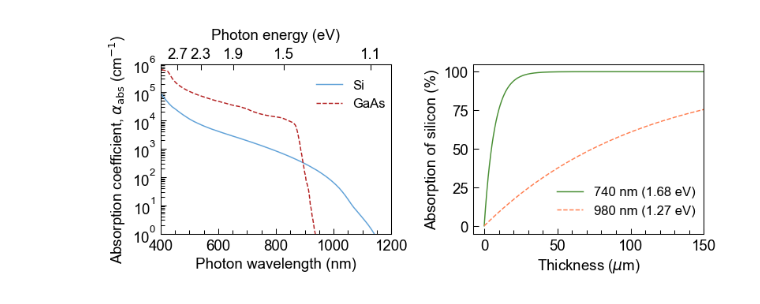
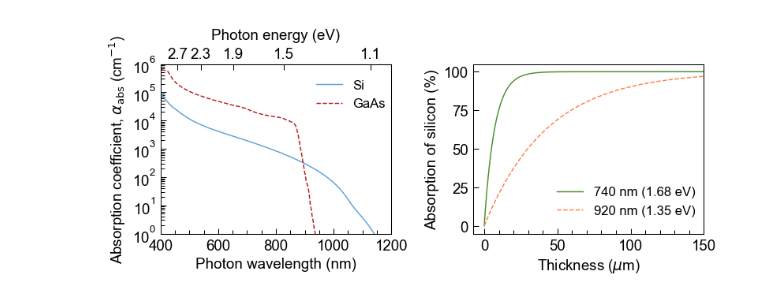
Before and after one commit to martavp/pv-textbook, a Jupyter notebook: Figures/Chapter_03/figures_python/fig_absorption_coefficients.ipynb, the cells around one changed output. Saved outputs shown, nothing was run; the diff lists cells and outputs as text; code cells hidden in the pictures.

```diff
--- a/Figures/Chapter_03/figures_python/fig_absorption_coefficients.ipynb
+++ b/Figures/Chapter_03/figures_python/fig_absorption_coefficients.ipynb
@@ -81,32 +81,33 @@ def nm2eV(x):
 
 def eV2nm(x):
     return nm2eV(x)
 
 secax = ax.secondary_xaxis('top', functions=(nm2eV, eV2nm))
 secax.set_xticks(np.array([1.1, 1.5, 1.9, 2.3, 2.7]))
 secax.set_xlabel('Photon energy (eV)', labelpad=5)
 secax.tick_params('x', pad=1.5)
 
 ax.legend(loc=[0.65, 0.7])
 #-------------------------------
 ax2 = fig.add_subplot(122)
 
 thickness =np.linspace(0, 150, 500) # um
 low = 1240/740 #eV
-high = 1240/980 #eV
+high = 1240/920 #eV
+
 ax2.plot(thickness, [100*absorption(ac_interp_Si(low), t) for t in thickness], c=colors['color3'], label=r'%d nm (%.2f eV)' % (1240/low, low))
 ax2.plot(thickness, [100*absorption(ac_interp_Si(high), t) for t in thickness], '--', c=colors['color15'], label='%d nm (%.2f eV)' % (1240/high, high))
 ax2.set_yscale('linear')
 ax2.set_xlabel(r'Thickness ($\mu$m)')
 ax2.set_ylabel('Absorption of silicon (%)')
 ax2.set_ylim(None, 105)
 ax2.set_xlim(None, 150)
 ax2.xaxis.set_minor_locator(AutoMinorLocator(5))
 
 ax2.legend(loc=[0.34, 0.07])
 #-------------------------------
 plt.tight_layout()
 
 #plt.savefig ('./abs_coef.png', dpi=DPI_SAVE)
 # %% [output]
-[figure, old version]
+[figure, new version]
```
Also changed, not shown: 1 other file.
